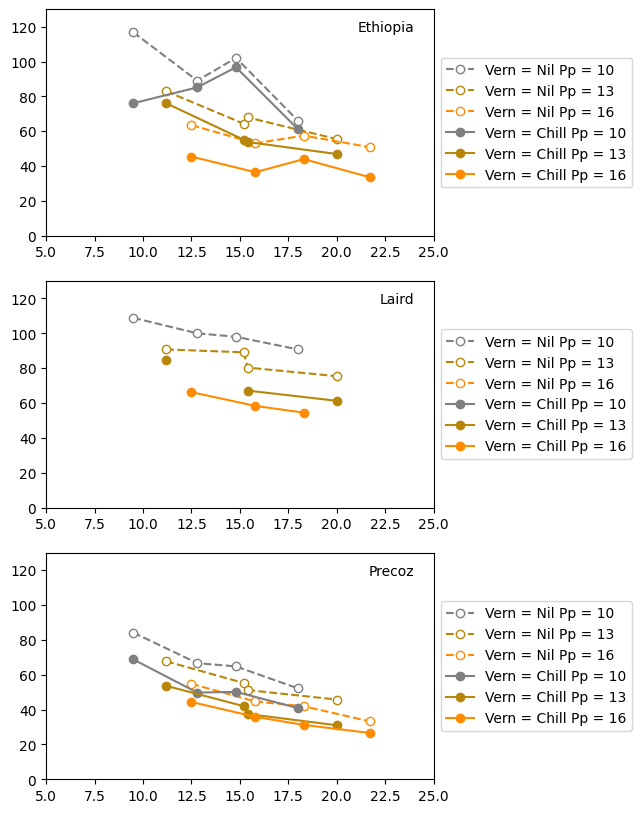
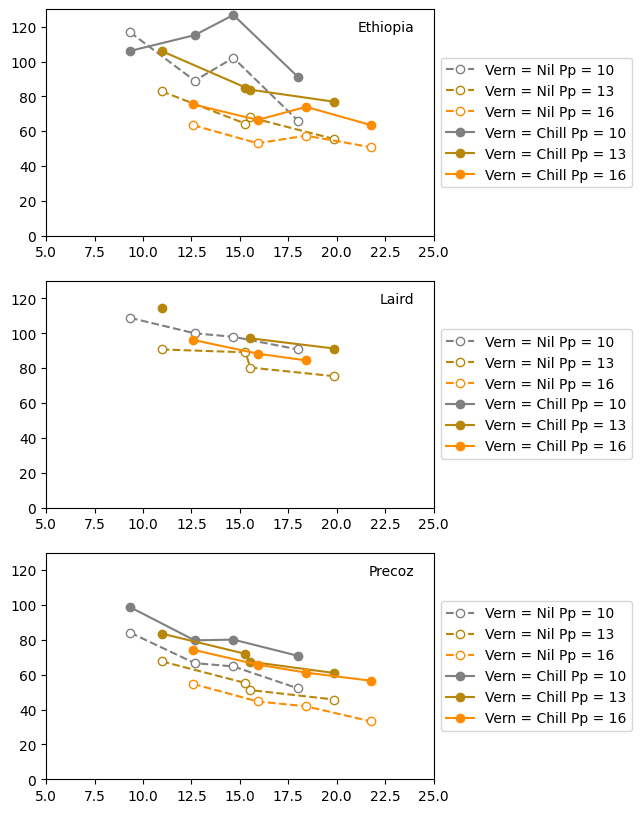
The notebook cell's code change between the first figure and the second:
--- before
+++ after
@@ -6,5 +6,5 @@
     for id in SumInitDurats:
         for fp in SumFinalPps:
-            datfilter = (Summerfield.Cultivar==c)&(Summerfield.DuratInitial==id)&(Summerfield.PpFinal==fp)
+            datfilter = (Summerfield.Cultivar==c)&(Summerfield.loc[:,"Experiment.Script.TransitionDay"]==id)&(Summerfield.FinalPp==fp)
             dat = Summerfield.loc[datfilter,:]
             fc = cols[fp]
@@ -12,5 +12,5 @@
             if id == 0:
                 fc = 'w'
-            plt.plot(dat.TmeanFinal,dat.DaysToFlowerPostVern,ls,color = cols[fp],mfc=fc,label = 'Vern = '+str(verns[id])+' Pp = '+str(fp))
+            plt.plot(dat.FinalT,dat.loc[:,"Lentil.Phenology.StartFloweringDAS"],ls,color = cols[fp],mfc=fc,label = 'Vern = '+str(verns[id])+' Pp = '+str(fp))
     #plt.ylim(ylims[c][0],ylims[c][1])
     plt.ylim(0,130)

Commit: Adding CE experiments to test set